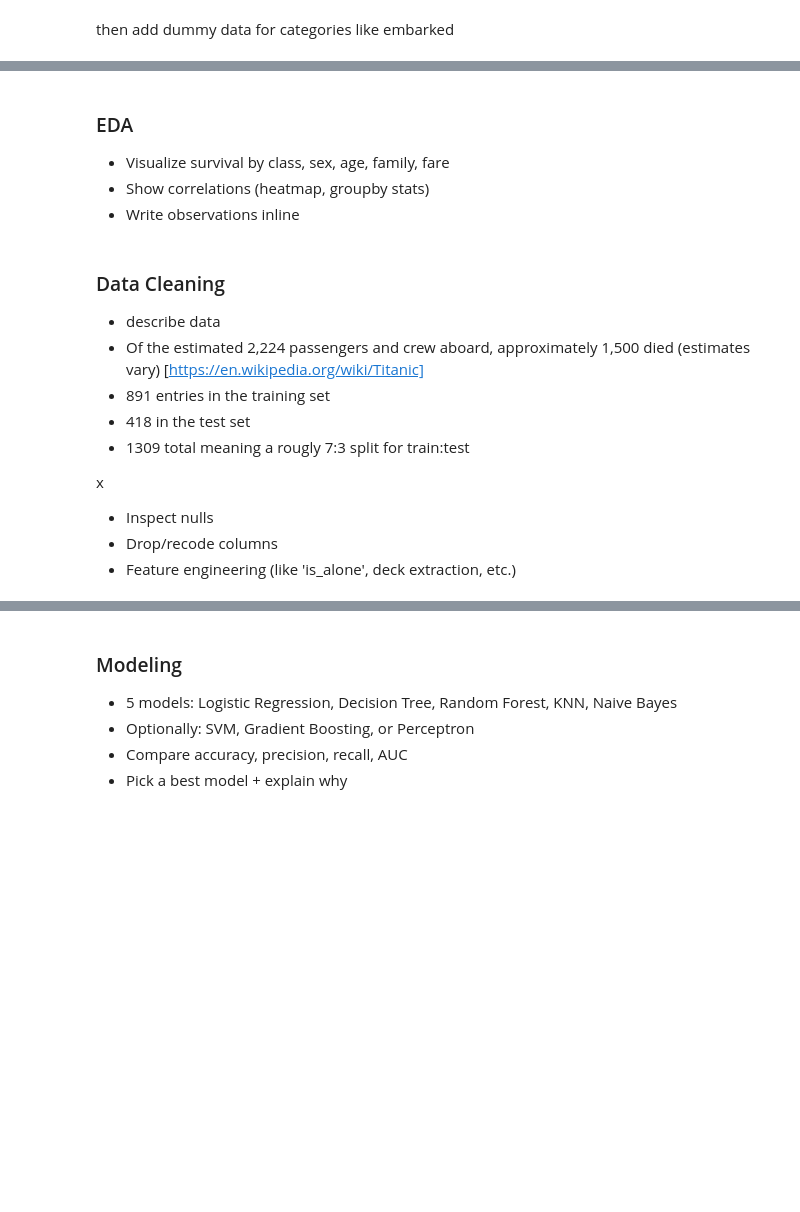
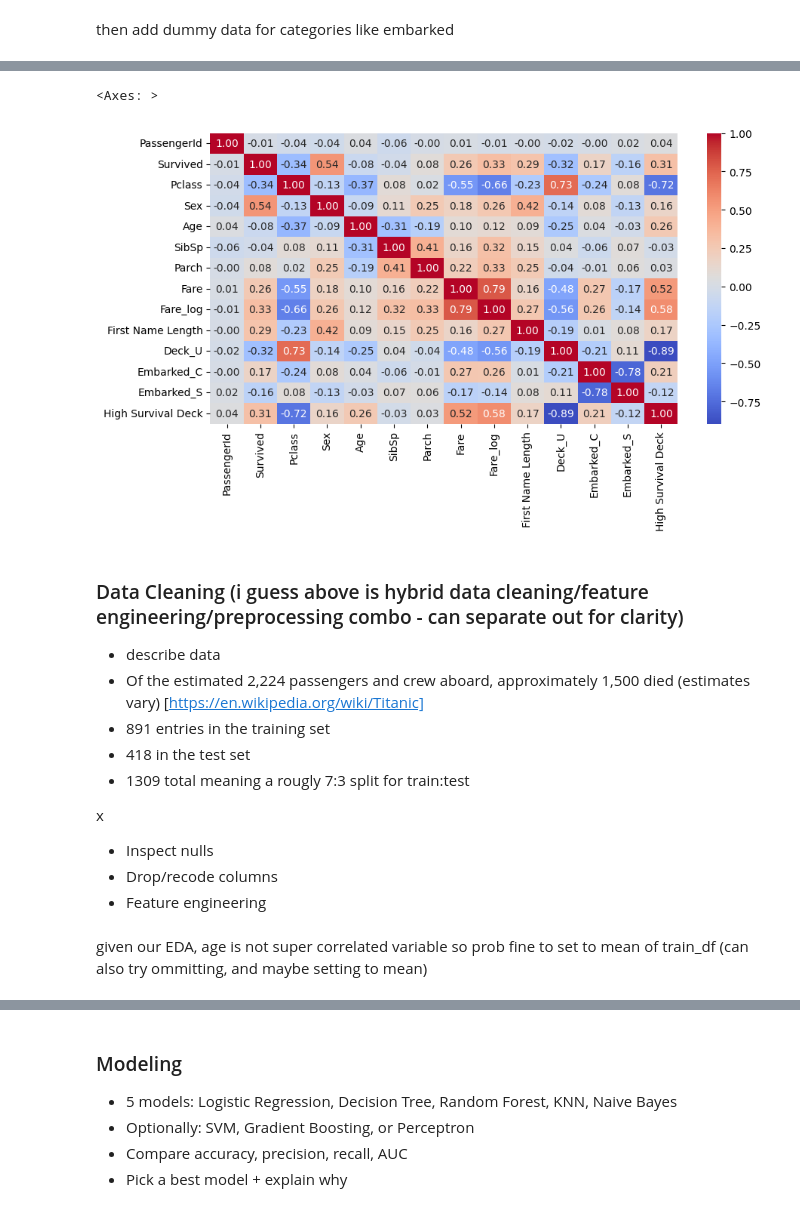
Before and after one commit to ejwang8/titanic-eda-modelling, a Jupyter notebook: titanic-eda-modelling.ipynb, the cells around one changed output, grey strips where cells are left out. Saved outputs shown, nothing was run; the diff lists cells and outputs as text; code cells hidden in the pictures; blank space fills up the shorter version.

Commit message:
cleaning up

```diff
--- a/titanic-eda-modelling.ipynb
+++ b/titanic-eda-modelling.ipynb
@@ -115,5 +273,7 @@ for managing cabin, since it's a string we'll just set to "Unknown" for fillna.
 - deck fillna with "Unknown"
 - we will create a "deck" which is the first letter of the "cabin."
 # %%
+#fill deck nan with "U"
+train_df['Cabin'].fillna('Unknown', inplace=True)
 train_df["Deck"] = train_df["Cabin"].str[0] # U = unknown
 train_df.head()
@@ -163,5 +363,3 @@ fill deck nan with "U"
-# %%
-train_df['Deck'].fillna('U', inplace=True)
 # %% [markdown]
 make sex into binary feature
 # %%
@@ -208,5 +443,5 @@ ADDING IN/TWEAKING
 **Decks B-E** were high survival decks --> add a bucket feature
 # %%
 train_df['High Survival Deck'] = (train_df['Deck_B']) | (train_df['Deck_C']) | (train_df['Deck_D']) | (train_df['Deck_E'])
-train_df.drop(axis=1, columns=['Deck_A', 'Deck_B', 'Deck_C', 'Deck_D', 'Deck_E', 'Deck_F', 'Deck_G', 'Deck_T', 'Deck_U' 'Embarked_Q', 'Title_Master', 'Title_Miss', 'Title_Mr', 'Title_Mrs', 'Title_Rare'], inplace=True)
+train_df.drop(axis=1, columns=['Deck_A', 'Deck_B', 'Deck_C', 'Deck_D', 'Deck_E', 'Deck_F', 'Deck_G', 'Deck_T', 'Embarked_Q', 'Title_Master', 'Title_Miss', 'Title_Mr', 'Title_Mrs', 'Title_Rare', 'Surname Length'], inplace=True)
 train_df
@@ -213,6 +462,9 @@ train_df
 # %%
 # we try again
 
 corr = train_df.corr()
-plt.subplots(figsize=(15,10))
+plt.subplots(figsize=(10,5))
 sns.heatmap(corr, annot=True, fmt=".2f", cmap="coolwarm")
+# %% [output]
+<Axes: >
+[figure, added]
@@ -225,11 +471,5 @@ sns.barplot(x='Deck', y='Survived', data=train_df)
-# %% [markdown]
-### EDA
-
-- Visualize survival by class, sex, age, family, fare
-- Show correlations (heatmap, groupby stats)
-- Write observations inline
 # %% [markdown]
-### Data Cleaning
+### Data Cleaning (i guess above is hybrid data cleaning/feature engineering/preprocessing combo - can separate out for clarity)
 
 - describe data
 - Of the estimated 2,224 passengers and crew aboard, approximately 1,500 died (estimates vary) [https://en.wikipedia.org/wiki/Titanic]
@@ -241,4 +481,6 @@ x
 
 - Inspect nulls
 - Drop/recode columns
-- Feature engineering (like 'is_alone', deck extraction, etc.)
+- Feature engineering
+# %% [markdown]
+given our EDA, age is not super correlated variable so prob fine to set to mean of train_df (can also try ommitting, and maybe setting to mean)
```
Also changed, not shown: parts of 65 cells of this notebook, 6 other files.
